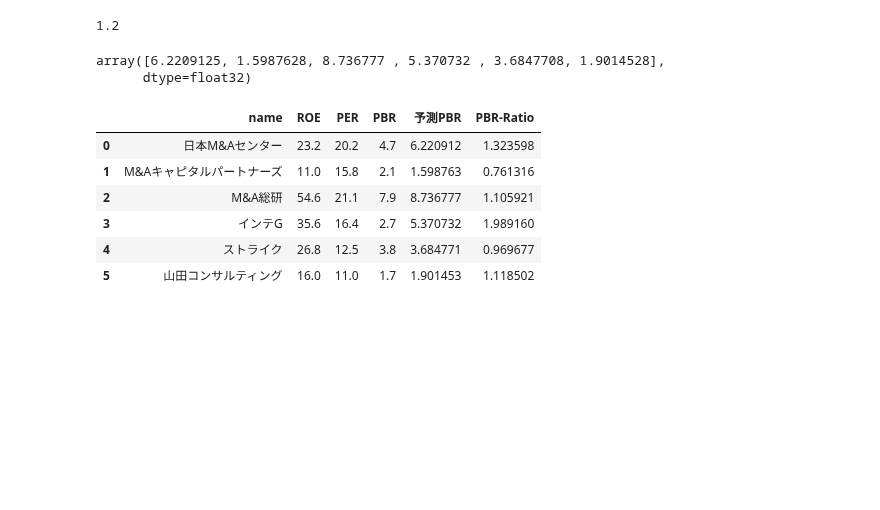
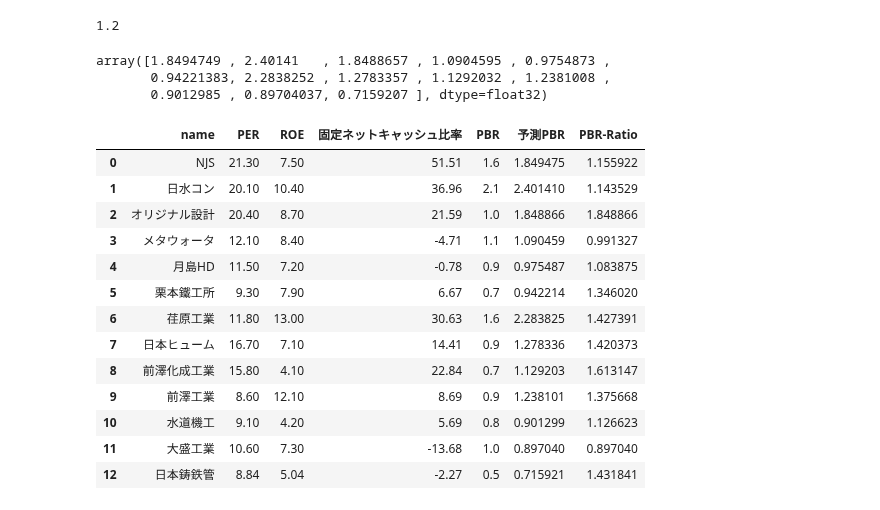
Before and after one commit to yoshi-fund/Predict-PBR, a Jupyter notebook: pbr/real/xgb-pbr-prac.ipynb, the cells around one changed output. Saved outputs shown, nothing was run; the diff lists cells and outputs as text; code cells hidden in the pictures; blank space fills up the shorter version.

```diff
--- a/pbr/real/xgb-pbr-prac.ipynb
+++ b/pbr/real/xgb-pbr-prac.ipynb
@@ -757,12 +757,19 @@ array([ 1.91872   ,  3.1266606 ,  2.4467902 ,  1.6832741 ,  2.3030896 ,
 # 特徴量データ (PER(会予), ROE, 自己資本比率, 固定ネットキャッシュ比率)
 
 X_new = np.array([
-     [20.2, 23.2, 76.4, 56.50], # 日本M&Aセンター
-     [15.8, 11, 82.9, 85.1], # M&Aキャピタルパートナーズ
-     [21.1, 54.6, 82, 85.12], # M&A総研HD
-     [16.4, 30, 94.1, 89.38], # インテG
-     [12.5, 26.8, 85.1, 77.82], # ストライク
-     [11, 16, 76.8, 38.48], # 山田コンサルティング
+     [21.3, 7.5, 79.7, 51.51], # NJS
+     [20.1, 10.4, 55.4, 36.96], # 日水コン
+     [20.4, 8.7, 65.2, 21.59], # オリジナル設計
+     [12.1, 8.4, 41.3, -4.71], # メタウォータ
+     [11.5, 7.2, 48.4, -0.78], # 月島HD
+     [9.3, 7.9, 57.9, 6.67], # 栗本鐵工所
+     [11.8, 13, 51.3, 30.63], # 荏原工業
+     [16.7, 7.1, 74.4, 14.41], # 日本ヒューム
+     [15.8, 4.1, 83, 22.84], # 前澤化成工業
+     [8.6, 12.1, 64.8, 8.69], # 前澤工業
+     [9.1, 4.2, 39.1, 5.69], # 水道機工
+     [10.6, 7.3, 51.2, -13.68], # 大盛工業
+     [8.84, 5.04, 41.8, -2.27], # 日本鋳鉄管
 ])
 
 
@@ -772,26 +779,38 @@ lr_pred = pipe_lr.predict(X_new_sc)
 
 lr_pred
 # %% [output]
-array([6.2209125, 1.5987628, 8.736777 , 5.370732 , 3.6847708, 1.9014528],
-      dtype=float32)
+array([1.8494749 , 2.40141   , 1.8488657 , 1.0904595 , 0.9754873 ,
+       0.94221383, 2.2838252 , 1.2783357 , 1.1292032 , 1.2381008 ,
+       0.9012985 , 0.89704037, 0.7159207 ], dtype=float32)
 # %%
 df = pd.DataFrame({
-    'name' : ['日本M&Aセンター', 'M&Aキャピタルパートナーズ', 'M&A総研', 'インテG', 'ストライク', '山田コンサルティング'],
-    'ROE' : [23.2, 11.0, 54.6, 35.6, 26.8, 16.0],
-    'PER' : [20.2, 15.8, 21.1, 16.4, 12.5, 11.0],
-    'PBR': [4.7, 2.1, 7.9, 2.7, 3.8, 1.7]
+    'name' : ['NJS', '日水コン', 'オリジナル設計', 'メタウォータ',
+              '月島HD', '栗本鐵工所', '荏原工業',
+              '日本ヒューム', '前澤化成工業', '前澤工業',
+              '水道機工', '大盛工業', '日本鋳鉄管'],
+    'PER' : [21.3, 20.1, 20.4, 12.1, 11.5, 9.3, 11.8, 16.7, 15.8, 8.6, 9.1, 10.6,8.84],
+    'ROE' : [7.5, 10.4, 8.7, 8.4, 7.2, 7.9, 13, 7.1, 4.1, 12.1, 4.2, 7.3, 5.04],
+    '固定ネットキャッシュ比率' : [51.51, 36.96, 21.59, -4.71, -0.78, 6.67, 30.63, 14.41, 22.84, 8.69, 5.69, -13.68, -2.27],
+    'PBR': [1.6, 2.1, 1.0, 1.1, 0.9, 0.7, 1.6, 0.9, 0.7, 0.9, 0.8, 1.0, 0.5]
 })
 
 df['予測PBR'] = lr_pred
 
 df['PBR-Ratio'] = df['予測PBR'] / df['PBR']
 
 df
 # %% [output]
-|  | name | ROE | PER | PBR | 予測PBR | PBR-Ratio |
-| 0 | 日本M&Aセンター | 23.2 | 20.2 | 4.7 | 6.220912 | 1.323598 |
-| 1 | M&Aキャピタルパートナーズ | 11.0 | 15.8 | 2.1 | 1.598763 | 0.761316 |
-| 2 | M&A総研 | 54.6 | 21.1 | 7.9 | 8.736777 | 1.105921 |
-| 3 | インテG | 35.6 | 16.4 | 2.7 | 5.370732 | 1.989160 |
-| 4 | ストライク | 26.8 | 12.5 | 3.8 | 3.684771 | 0.969677 |
-| 5 | 山田コンサルティング | 16.0 | 11.0 | 1.7 | 1.901453 | 1.118502 |
+|  | name | PER | ROE | 固定ネットキャッシュ比率 | PBR | 予測PBR | PBR-Ratio |
+| 0 | NJS | 21.30 | 7.50 | 51.51 | 1.6 | 1.849475 | 1.155922 |
+| 1 | 日水コン | 20.10 | 10.40 | 36.96 | 2.1 | 2.401410 | 1.143529 |
+| 2 | オリジナル設計 | 20.40 | 8.70 | 21.59 | 1.0 | 1.848866 | 1.848866 |
+| 3 | メタウォータ | 12.10 | 8.40 | -4.71 | 1.1 | 1.090459 | 0.991327 |
+| 4 | 月島HD | 11.50 | 7.20 | -0.78 | 0.9 | 0.975487 | 1.083875 |
+| 5 | 栗本鐵工所 | 9.30 | 7.90 | 6.67 | 0.7 | 0.942214 | 1.346020 |
+| 6 | 荏原工業 | 11.80 | 13.00 | 30.63 | 1.6 | 2.283825 | 1.427391 |
+| 7 | 日本ヒューム | 16.70 | 7.10 | 14.41 | 0.9 | 1.278336 | 1.420373 |
+| 8 | 前澤化成工業 | 15.80 | 4.10 | 22.84 | 0.7 | 1.129203 | 1.613147 |
+| 9 | 前澤工業 | 8.60 | 12.10 | 8.69 | 0.9 | 1.238101 | 1.375668 |
+| 10 | 水道機工 | 9.10 | 4.20 | 5.69 | 0.8 | 0.901299 | 1.126623 |
+| 11 | 大盛工業 | 10.60 | 7.30 | -13.68 | 1.0 | 0.897040 | 0.897040 |
+| 12 | 日本鋳鉄管 | 8.84 | 5.04 | -2.27 | 0.5 | 0.715921 | 1.431841 |
```
